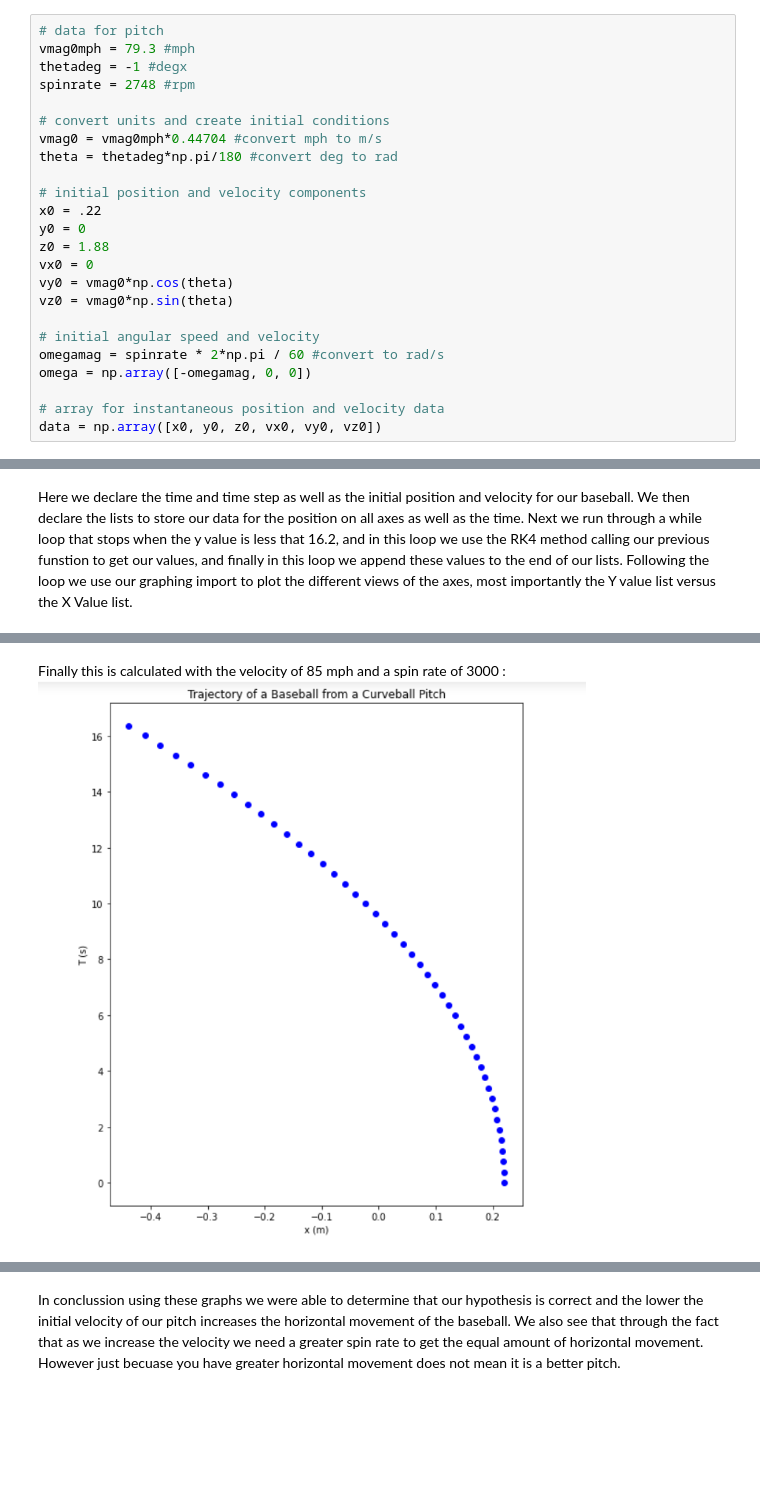
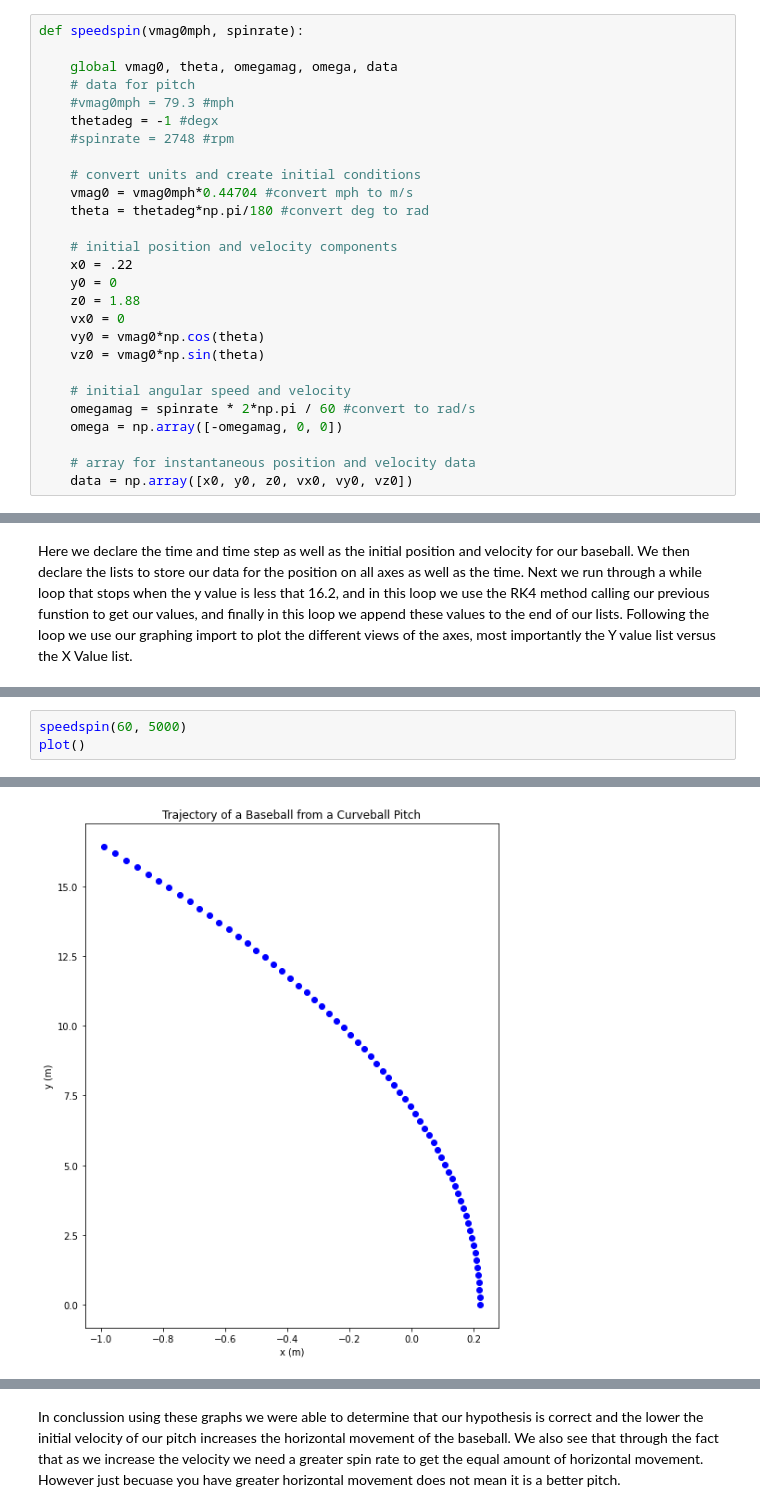
Before and after one commit to Kjbyers6/Portfolio-KByers, a Jupyter notebook: Project 2.ipynb, the cells around one changed output, grey strips where cells are left out. Drawn from its saved outputs; the diff is of its cells as text; blank space fills up the shorter version.

```diff
--- a/Project 2.ipynb
+++ b/Project 2.ipynb
@@ -27,29 +35,32 @@ CL = 0 #will change with S
 # %% [markdown]
 In this cell we declared much of the initial positions and conditions. We start with the velocity and spin rate (these are the stats that we changed to measure the different effects of lower and higher velocity) as well as the conversion from mph and degrees to m/s and radians. We also declare the initial positions and velocities of the baseball and finall declaring our data array for these.
 # %%
-# data for pitch
-vmag0mph = 79.3 #mph
-thetadeg = -1 #degx
-spinrate = 2748 #rpm
+def speedspin(vmag0mph, spinrate):
 
-# convert units and create initial conditions
-vmag0 = vmag0mph*0.44704 #convert mph to m/s
-theta = thetadeg*np.pi/180 #convert deg to rad
+    global vmag0, theta, omegamag, omega, data
+    # data for pitch
+    #vmag0mph = 79.3 #mph
+    thetadeg = -1 #degx
+    #spinrate = 2748 #rpm
 
-# initial position and velocity components
-x0 = .22
-y0 = 0
-z0 = 1.88
-vx0 = 0
-vy0 = vmag0*np.cos(theta)
-vz0 = vmag0*np.sin(theta)
+    # convert units and create initial conditions
+    vmag0 = vmag0mph*0.44704 #convert mph to m/s
+    theta = thetadeg*np.pi/180 #convert deg to rad
 
-# initial angular speed and velocity
-omegamag = spinrate * 2*np.pi / 60 #convert to rad/s
-omega = np.array([-omegamag, 0, 0])
+    # initial position and velocity components
+    x0 = .22
+    y0 = 0
+    z0 = 1.88
+    vx0 = 0
+    vy0 = vmag0*np.cos(theta)
+    vz0 = vmag0*np.sin(theta)
 
-# array for instantaneous position and velocity data
-data = np.array([x0, y0, z0, vx0, vy0, vz0])
+    # initial angular speed and velocity
+    omegamag = spinrate * 2*np.pi / 60 #convert to rad/s
+    omega = np.array([-omegamag, 0, 0])
+
+    # array for instantaneous position and velocity data
+    data = np.array([x0, y0, z0, vx0, vy0, vz0])
 # %% [markdown]
 In this cell we create a function to calculate and return the derivatives. Here we calculate the velocity, as well as the drag and magnus effect for all axes. We also calculate for the net force in all axes and the derivatives.
 # %%
@@ -185,3 +166,4 @@ This is calculated with the Velocity of 85 mph and a spin rate of 2748 : ![Scree
-# %% [markdown]
-Finally this is calculated with the velocity of 85 mph and a spin rate of 3000 :
-![Screenshot%202022-03-14%20233009.png](attachment:Screenshot%202022-03-14%20233009.png)
+# %%
+speedspin(60, 5000)
+plot()
+# %% [output]
@@ -187,0 +187 @@ Finally this is calculated with the velocity of 85 mph and a spin rate of 3000 :
+[figure, added]
```
Also changed, not shown: parts of 11 cells of this notebook, 1 other file.
